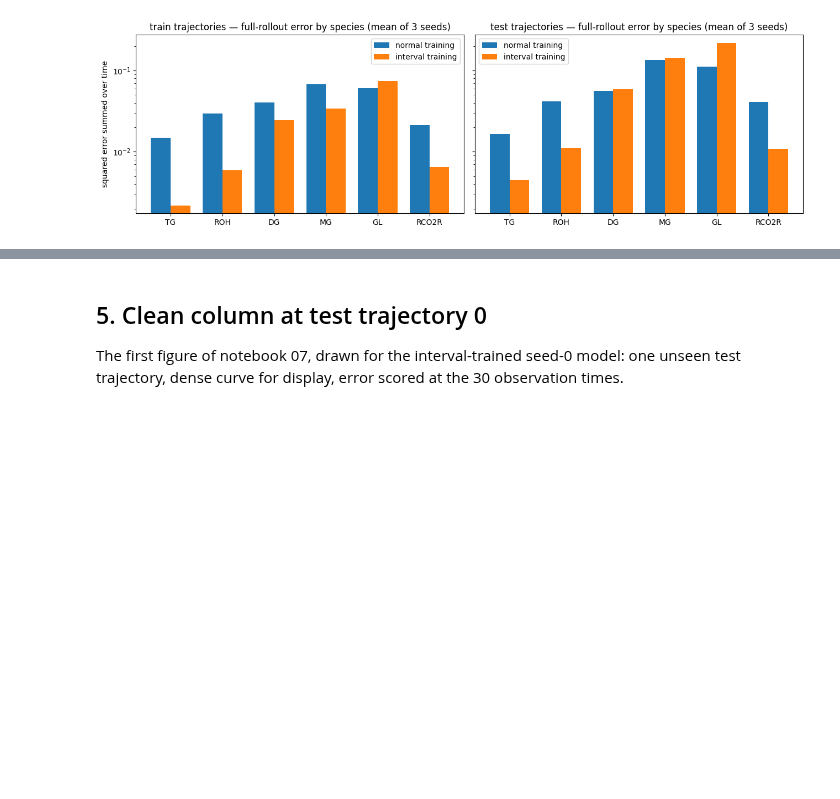
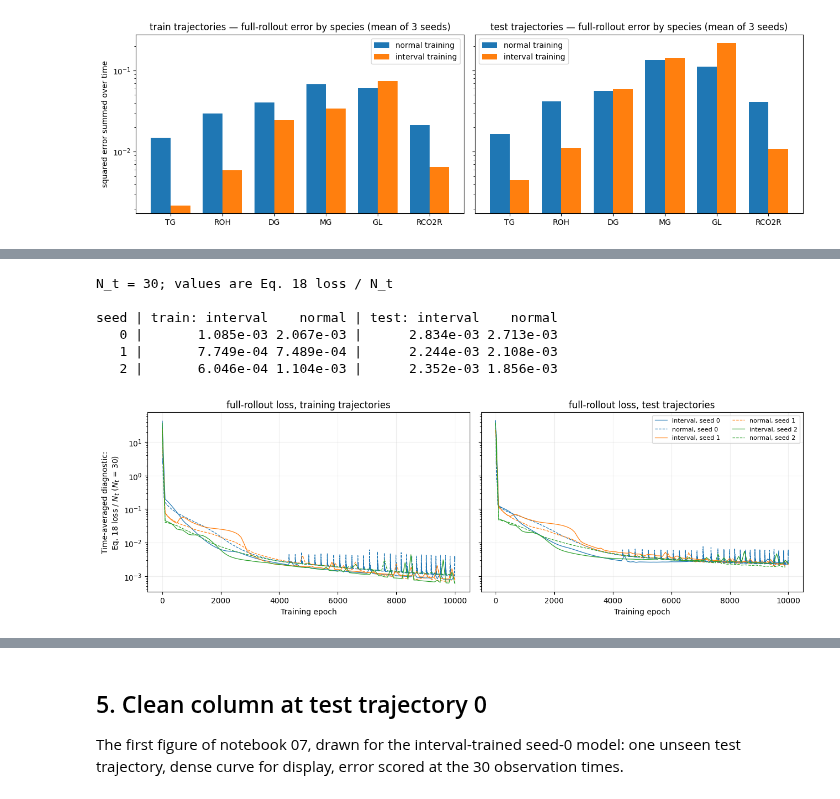
Before and after one commit to bnkglu/chemkan-tuwien, a Jupyter notebook: chemkan/notebooks/11_biodiesel_observed_intervals.ipynb, the cells around one changed output, grey strips where cells are left out. Cells and saved outputs as stored; diff of their text form; code cells hidden in the pictures; blank space fills up the shorter version.

```diff
--- a/chemkan/notebooks/11_biodiesel_observed_intervals.ipynb
+++ b/chemkan/notebooks/11_biodiesel_observed_intervals.ipynb
@@ -225,3 +266,35 @@ plt.show()
+# %%
+N_T = len(TRAIN["t"])      # time points each full-rollout Eq. 18 loss sums over
+print(f"N_t = {N_T}; values are Eq. 18 loss / N_t\n")
+print(f"{'seed':>4} | {'train: interval':>15} {'normal':>9} | {'test: interval':>14} {'normal':>9}")
+for r in rows:
+    print(f"{r['seed']:>4} | {r['obs_train'] / N_T:>15.3e} {r['orig_train'] / N_T:>9.3e} | "
+          f"{r['obs_test'] / N_T:>14.3e} {r['orig_test'] / N_T:>9.3e}")
+
+fig, axes = plt.subplots(1, 2, figsize=(13, 4.2), sharey=True)
+for s, color in zip(SEEDS, ("tab:blue", "tab:orange", "tab:green")):
+    for runs, style, label in ((INTERVAL, "-", "interval"), (ORIGINAL, "--", "normal")):
+        e, train, test = history(runs[s])
+        axes[0].semilogy(e, train / N_T, style, color=color, lw=0.9, label=f"{label}, seed {s}")
+        axes[1].semilogy(e, test / N_T, style, color=color, lw=0.9, label=f"{label}, seed {s}")
+for ax, title in zip(axes, ("training trajectories", "test trajectories")):
+    ax.set_title(f"full-rollout loss, {title}")
+    ax.set_xlabel("Training epoch")
+    ax.grid(alpha=.2)
+axes[0].set_ylabel(f"Time-averaged diagnostic:\nEq. 18 loss / $N_t$ ($N_t$ = {N_T})")
+axes[1].legend(fontsize=8, ncol=2)
+fig.tight_layout()
+fig.savefig(FIGS / "observed_intervals_training_curves_time_averaged.pdf")
+fig.savefig(FIGS / "observed_intervals_training_curves_time_averaged.png", dpi=150)
+plt.show()
+# %% [output]
+N_t = 30; values are Eq. 18 loss / N_t
+
+seed | train: interval    normal | test: interval    normal
+   0 |       1.085e-03 2.067e-03 |      2.834e-03 2.713e-03
+   1 |       7.749e-04 7.489e-04 |      2.244e-03 2.108e-03
+   2 |       6.046e-04 1.104e-03 |      2.352e-03 1.856e-03
+[figure, added]
 # %% [markdown]
 ## 4. Figure 3 — the paper's unseen condition, clean column
 
```
Also changed, not shown: parts of 24 cells of this notebook, 31 other files.
